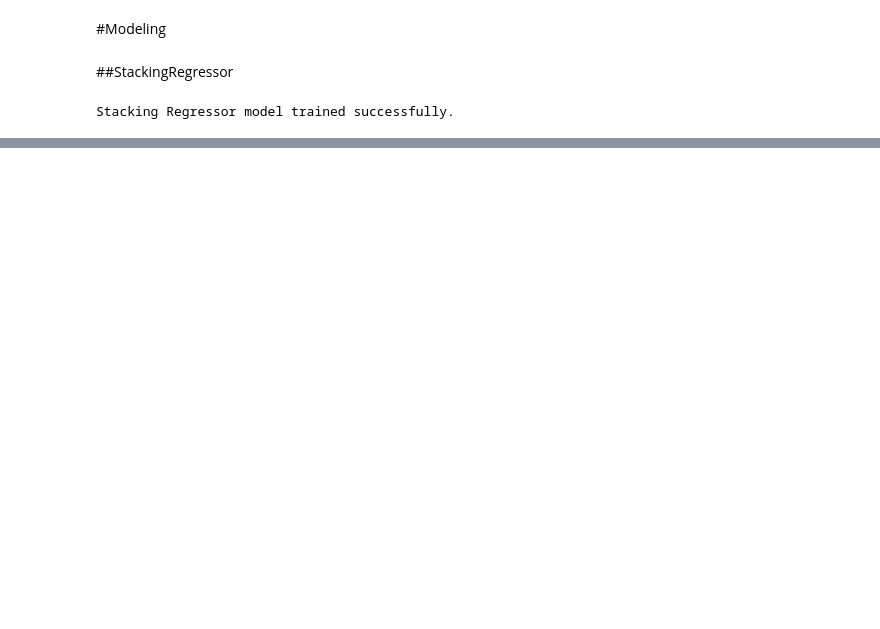
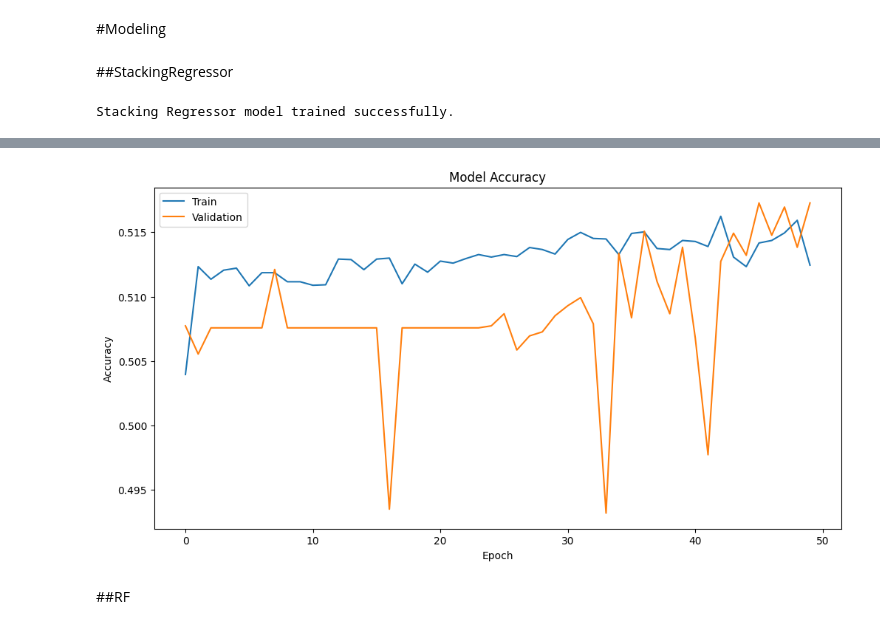
Before and after one commit to FaridRash/eurusd-regression-forecasting, a Jupyter notebook: Farid/Farid_1st.ipynb, the cells around one changed output, grey strips where cells are left out. Saved outputs shown, nothing was run; the diff lists cells and outputs as text; code cells hidden in the pictures; blank space fills up the shorter version.

```diff
--- a/Farid/Farid_1st.ipynb
+++ b/Farid/Farid_1st.ipynb
@@ -128,7 +141,18 @@ display(df_shrinked.head())
 # %%
 from sklearn.model_selection import train_test_split
 
-X = df_shrinked[['HIGH', 'LOW', 'OPEN', 'CLOSE', 'MA_5', 'MA_20', 'HIGH_prev_1', 'LOW_prev_1', 'OPEN_prev_1', 'CLOSE_prev_1', 'MA_5_prev_1', 'MA_20_prev_1']]
+X = df_shrinked[['HIGH', 'LOW', 'OPEN', 'CLOSE', 'EMA_5', 'EMA_20',
+                 'HIGH_prev_1', 'LOW_prev_1', 'OPEN_prev_1', 'CLOSE_prev_1', 'EMA_5_prev_1', 'EMA_20_prev_1',
+                 'HIGH_prev_2', 'LOW_prev_2', 'OPEN_prev_2', 'CLOSE_prev_2', 'EMA_5_prev_2', 'EMA_20_prev_2',
+                 'HIGH_prev_3', 'LOW_prev_3', 'OPEN_prev_3', 'CLOSE_prev_3', 'EMA_5_prev_3', 'EMA_20_prev_3',
+                 'HIGH_prev_4', 'LOW_prev_4', 'OPEN_prev_4', 'CLOSE_prev_4', 'EMA_5_prev_4', 'EMA_20_prev_4',
+                 'HIGH_prev_5', 'LOW_prev_5', 'OPEN_prev_5', 'CLOSE_prev_5', 'EMA_5_prev_5', 'EMA_20_prev_5',
+                 'HIGH_prev_6', 'LOW_prev_6', 'OPEN_prev_6', 'CLOSE_prev_6', 'EMA_5_prev_6', 'EMA_20_prev_6',
+                 'HIGH_prev_7', 'LOW_prev_7', 'OPEN_prev_7', 'CLOSE_prev_7', 'EMA_5_prev_7', 'EMA_20_prev_7',
+                 'HIGH_prev_8', 'LOW_prev_8', 'OPEN_prev_8', 'CLOSE_prev_8', 'EMA_5_prev_8', 'EMA_20_prev_8',
+                 'HIGH_prev_9', 'LOW_prev_9', 'OPEN_prev_9', 'CLOSE_prev_9', 'EMA_5_prev_9', 'EMA_20_prev_9',
+                 'HIGH_prev_10', 'LOW_prev_10', 'OPEN_prev_10', 'CLOSE_prev_10', 'EMA_5_prev_10', 'EMA_20_prev_10',
+                 ]]
 y = df_shrinked['target']
 
 X_train, X_test, y_train, y_test = train_test_split(X, y, test_size=0.2, random_state=42)
@@ -267,0 +336,12 @@ R-squared (R2): -0.0525
+# %%
+# Train the model
+history = model.fit(
+    X_train_scaled,
+    y_train, # Use the encoded target variable
+    epochs=50,
+    batch_size=32,
+    validation_split=0.2,  # optional: use 20% for validation
+    shuffle=True
+)
+
+print("Neural Network model trained successfully.")
@@ -267,0 +366,16 @@ R-squared (R2): -0.0525
+# %%
+import matplotlib.pyplot as plt
+
+# Plot training & validation accuracy values
+plt.figure(figsize=(12, 6))
+plt.plot(history.history['accuracy'])
+plt.plot(history.history['val_accuracy'])
+plt.title('Model Accuracy')
+plt.ylabel('Accuracy')
+plt.xlabel('Epoch')
+plt.legend(['Train', 'Validation'], loc='upper left')
+plt.show()
+# %% [output]
+[figure, added]
+# %% [markdown]
+##RF
```
Also changed, not shown: parts of 22 cells of this notebook.
